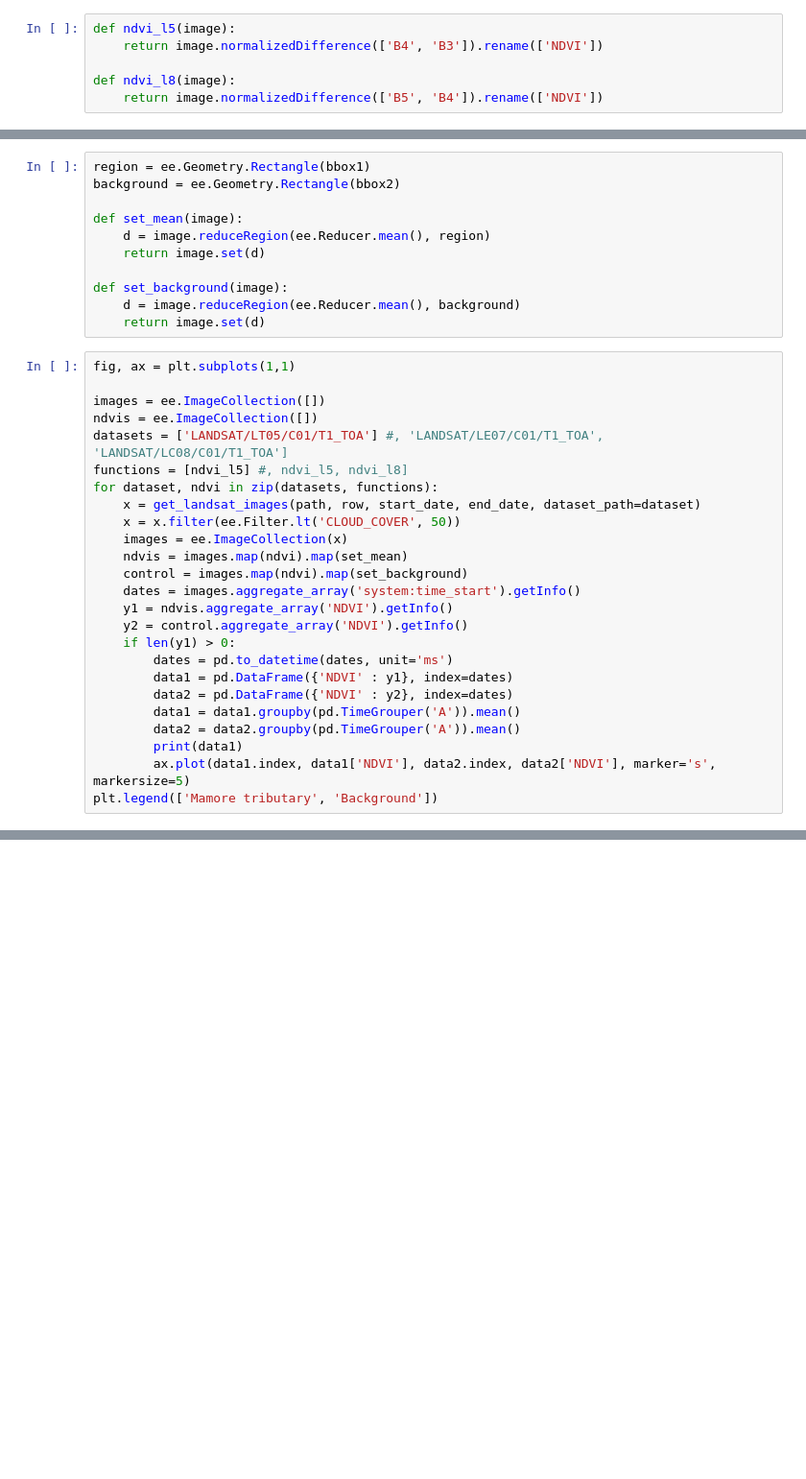
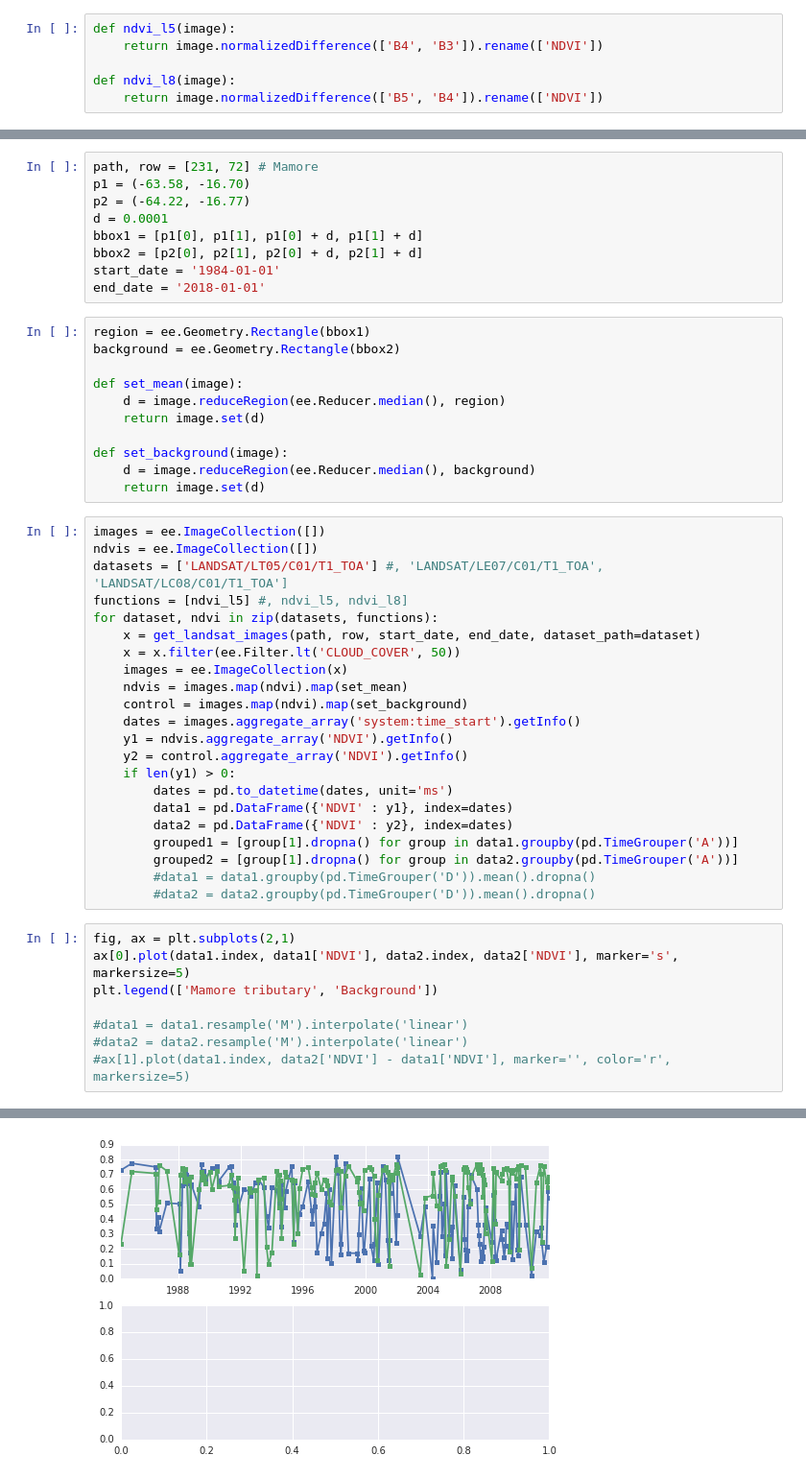
Before and after one commit to nongroup-lanl/ee-notebooks, a Jupyter notebook: mamore.ipynb, the cells around one changed output, grey strips where cells are left out. Shown at 96% size. Drawn from its saved outputs; the diff is of its cells as text; blank space fills up the shorter version.

```diff
--- a/mamore.ipynb
+++ b/mamore.ipynb
@@ -27,17 +22,24 @@ end_date = '2018-01-01'
+# %%
+path, row = [231, 72] # Mamore
+p1 = (-63.58, -16.70)
+p2 = (-64.22, -16.77)
+d = 0.0001
+bbox1 = [p1[0], p1[1], p1[0] + d, p1[1] + d]
+bbox2 = [p2[0], p2[1], p2[0] + d, p2[1] + d]
+start_date = '1984-01-01'
+end_date = '2018-01-01'
 # %%
 region = ee.Geometry.Rectangle(bbox1)
 background = ee.Geometry.Rectangle(bbox2)
 
 def set_mean(image):
-    d = image.reduceRegion(ee.Reducer.mean(), region)
+    d = image.reduceRegion(ee.Reducer.median(), region)
     return image.set(d)
 
 def set_background(image):
-    d = image.reduceRegion(ee.Reducer.mean(), background)
+    d = image.reduceRegion(ee.Reducer.median(), background)
     return image.set(d)
 # %%
-fig, ax = plt.subplots(1,1)
-
 images = ee.ImageCollection([])
 ndvis = ee.ImageCollection([])
 datasets = ['LANDSAT/LT05/C01/T1_TOA'] #, 'LANDSAT/LE07/C01/T1_TOA', 'LANDSAT/LC08/C01/T1_TOA']
@@ -55,8 +57,16 @@ for dataset, ndvi in zip(datasets, functions):
         dates = pd.to_datetime(dates, unit='ms')
         data1 = pd.DataFrame({'NDVI' : y1}, index=dates)
         data2 = pd.DataFrame({'NDVI' : y2}, index=dates)
-        data1 = data1.groupby(pd.TimeGrouper('A')).mean()
-        data2 = data2.groupby(pd.TimeGrouper('A')).mean()
-        print(data1)
-        ax.plot(data1.index, data1['NDVI'], data2.index, data2['NDVI'], marker='s', markersize=5)
-plt.legend(['Mamore tributary', 'Background'])
+        grouped1 = [group[1].dropna() for group in data1.groupby(pd.TimeGrouper('A'))]
+        grouped2 = [group[1].dropna() for group in data2.groupby(pd.TimeGrouper('A'))]
+        #data1 = data1.groupby(pd.TimeGrouper('D')).mean().dropna()
+        #data2 = data2.groupby(pd.TimeGrouper('D')).mean().dropna()
+# %%
+fig, ax = plt.subplots(2,1)
+ax[0].plot(data1.index, data1['NDVI'], data2.index, data2['NDVI'], marker='s', markersize=5)
+plt.legend(['Mamore tributary', 'Background'])
+
+#data1 = data1.resample('M').interpolate('linear')
+#data2 = data2.resample('M').interpolate('linear')
+#ax[1].plot(data1.index, data2['NDVI'] - data1['NDVI'], marker='', color='r', markersize=5)
+# %% [output]
@@ -62,0 +74 @@ plt.legend(['Mamore tributary', 'Background'])
+[figure, added]
```
Also changed, not shown: parts of 8 cells of this notebook, 1 other file.
